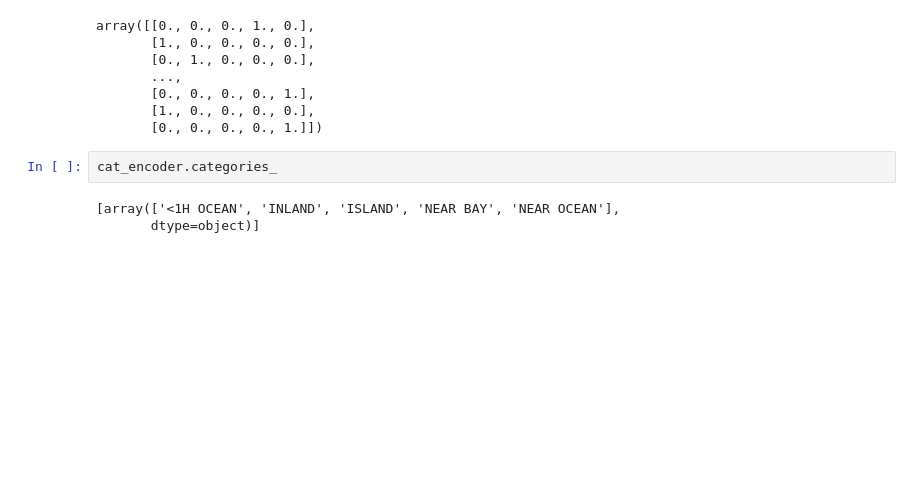
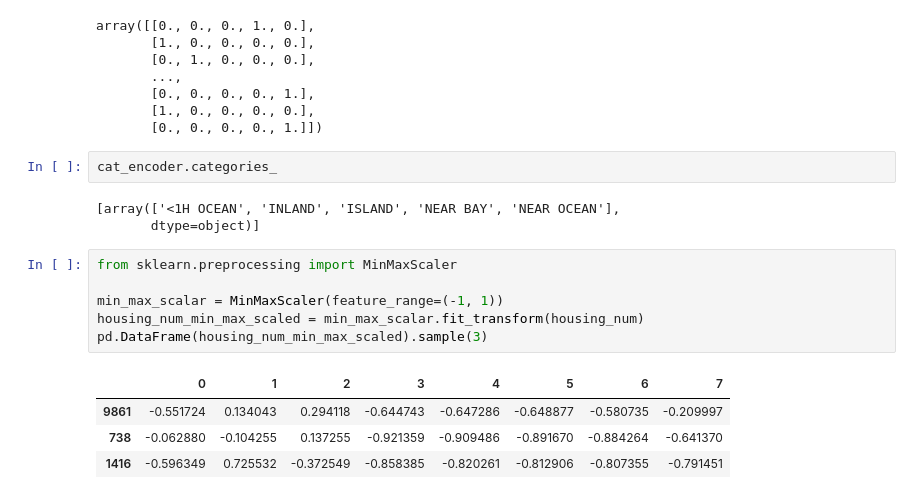
Before and after one commit to JPL-JUNO/Hands-on-Machine-Learning-HOML, a Jupyter notebook: chapter/chapter2.ipynb, the cells around one changed output. Cells and saved outputs as stored; diff of their text form; blank space fills up the shorter version.

```diff
--- a/chapter/chapter2.ipynb
+++ b/chapter/chapter2.ipynb
@@ -369,3 +369,14 @@ cat_encoder.categories_
 # %% [output]
 [array(['<1H OCEAN', 'INLAND', 'ISLAND', 'NEAR BAY', 'NEAR OCEAN'],
        dtype=object)]
+# %%
+from sklearn.preprocessing import MinMaxScaler
+
+min_max_scalar = MinMaxScaler(feature_range=(-1, 1))
+housing_num_min_max_scaled = min_max_scalar.fit_transform(housing_num)
+pd.DataFrame(housing_num_min_max_scaled).sample(3)
+# %% [output]
+|  | 0 | 1 | 2 | 3 | 4 | 5 | 6 | 7 |
+| 9861 | -0.551724 | 0.134043 | 0.294118 | -0.644743 | -0.647286 | -0.648877 | -0.580735 | -0.209997 |
+| 738 | -0.062880 | -0.104255 | 0.137255 | -0.921359 | -0.909486 | -0.891670 | -0.884264 | -0.641370 |
+| 1416 | -0.596349 | 0.725532 | -0.372549 | -0.858385 | -0.820261 | -0.812906 | -0.807355 | -0.791451 |
```
Also changed, not shown: parts of 3 cells of this notebook, 1 other file.
